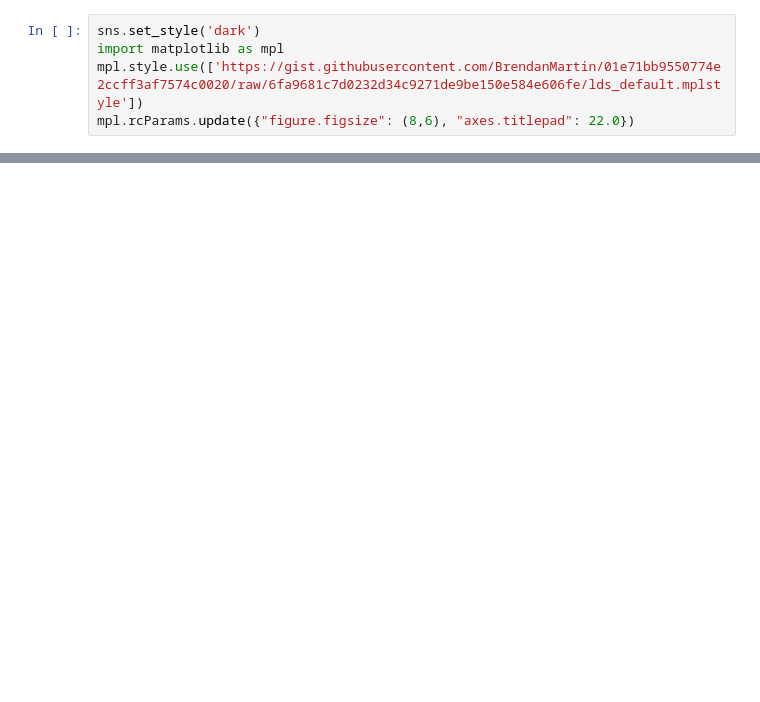
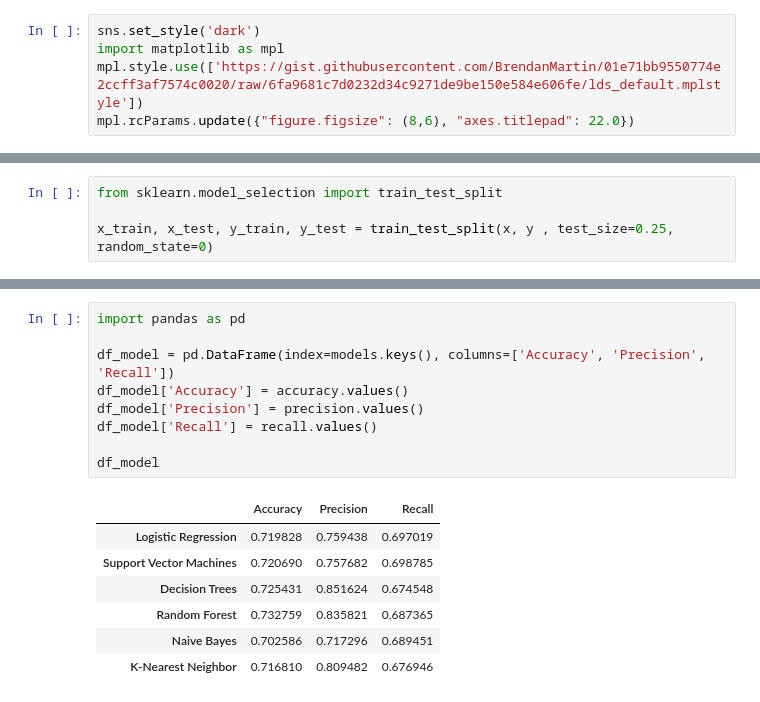
Before and after one commit to claredavies/MachineLearningCoursework, a Jupyter notebook: Assignment1/MachineLearningAssignment1.ipynb, the cells around one changed output, grey strips where cells are left out. Drawn from its saved outputs; the diff is of its cells as text; blank space fills up the shorter version.

```diff
--- a/Assignment1/MachineLearningAssignment1.ipynb
+++ b/Assignment1/MachineLearningAssignment1.ipynb
@@ -80,0 +159,4 @@ SVG(model_to_dot(network, show_shapes=True).create(prog="dot", format="svg"))
+# %%
+from sklearn.model_selection import train_test_split
+
+x_train, x_test, y_train, y_test = train_test_split(x, y , test_size=0.25, random_state=0)
@@ -80,0 +243,17 @@ SVG(model_to_dot(network, show_shapes=True).create(prog="dot", format="svg"))
+# %%
+import pandas as pd
+
+df_model = pd.DataFrame(index=models.keys(), columns=['Accuracy', 'Precision', 'Recall'])
+df_model['Accuracy'] = accuracy.values()
+df_model['Precision'] = precision.values()
+df_model['Recall'] = recall.values()
+
+df_model
+# %% [output]
+|  | Accuracy | Precision | Recall |
+| Logistic Regression | 0.719828 | 0.759438 | 0.697019 |
+| Support Vector Machines | 0.720690 | 0.757682 | 0.698785 |
+| Decision Trees | 0.725431 | 0.851624 | 0.674548 |
+| Random Forest | 0.732759 | 0.835821 | 0.687365 |
+| Naive Bayes | 0.702586 | 0.717296 | 0.689451 |
+| K-Nearest Neighbor | 0.716810 | 0.809482 | 0.676946 |
```
Also changed, not shown: parts of 28 cells of this notebook.
